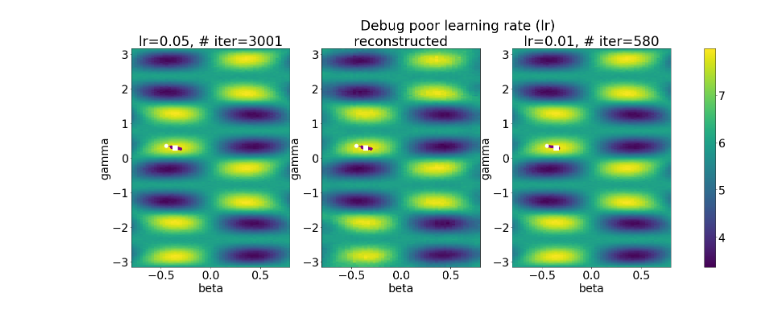
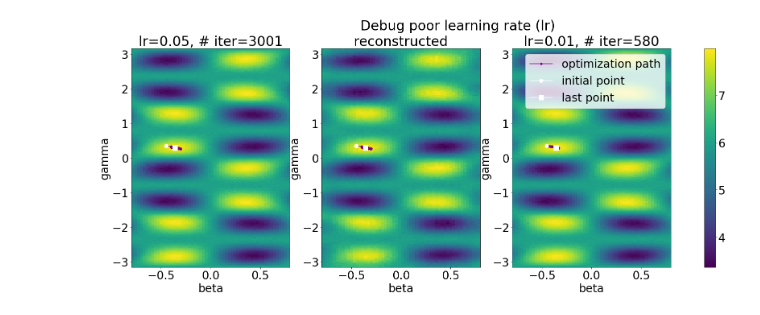
Before and after one commit to kunliu7/oscar, a Jupyter notebook: vis_figures_in_paper.ipynb, the cells around one changed output. Cells and saved outputs as stored; diff of their text form; code cells hidden in the pictures.

Commit message:
vis: figures of case 1 and 2

```diff
--- a/vis_figures_in_paper.ipynb
+++ b/vis_figures_in_paper.ipynb
@@ -204,10 +204,8 @@ def _vis_landscapes(
             axs[idx].plot(xs[-1], ys[-1], marker="s", color='white', markersize=12, label="last point")
 
 
-    # plt.legend()
     fig.colorbar(im, ax=[axs[i] for i in range(len(landscapes))])
-    # plt.title(title)
-    # plt.subtitle(title)
+    plt.legend()
     fig.savefig(save_path, bbox_inches='tight')
     plt.show()
     plt.close('all')
@@ -219,32 +254,32 @@ def vis_case2():
     data = np.load(f"{data_dir}/data.npz", allow_pickle=True)
     origin = data['origin'].tolist()
     full_range = data['full_range'].tolist()
 
     # derive reconstructed landscape
     recon_path = f"{data_dir}/2D_CS_recon.npz"
     recon = np.load(recon_path, allow_pickle=True)['recon'].tolist()
 
     # derive optimization paths
     opt_data1 = np.load(
         "figs/cnt_opt_miti/2022-08-10_10:14:03/G40_nQ8_p1/use_cases/2022-10-08_00:15:41/use_case_data.npz",
         allow_pickle=True)
 
     opt_data2 = np.load(
         "figs/cnt_opt_miti/2022-08-10_10:14:03/G40_nQ8_p1/use_cases/2022-10-08_00:11:49/use_case_data.npz",
         allow_pickle=True
     )
 
     params_paths = [opt_data2['params_path'].tolist(), opt_data2['params_path'].tolist(), opt_data1['params_path']]
 
     _vis_landscapes(
         landscapes=[origin['unmitis'], recon['unmitis'], origin['unmitis']],
         labels=["lr=0.05, # iter=3001", "reconstructed", "lr=0.01, # iter=580"],
         full_range=full_range,
         true_optima=None,
         title="Debug poor learning rate (lr)",
-        save_path="paper_figs/case1.png",
+        save_path="paper_figs/case2.png",
         params_paths=params_paths
     )
 vis_case2()
 # %% [output]
-[figure, old version]
+[figure, new version]
```
Also changed, not shown: parts of 1 cell of this notebook.
